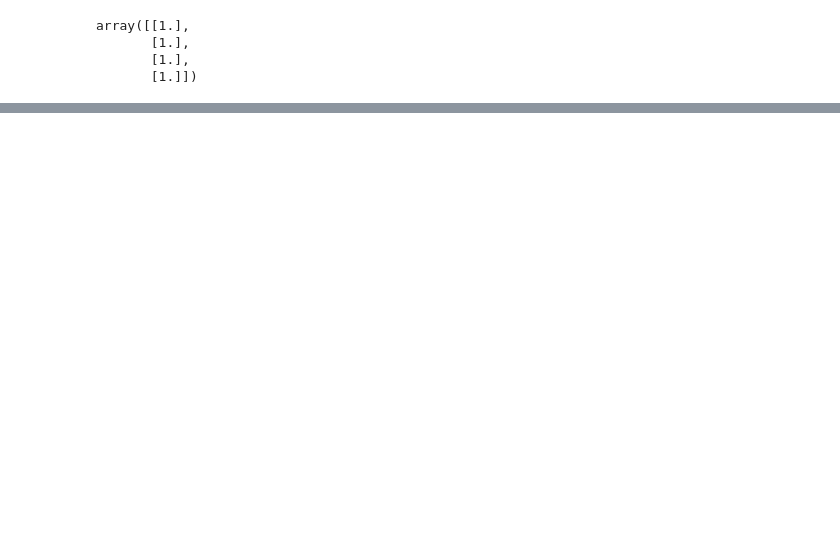
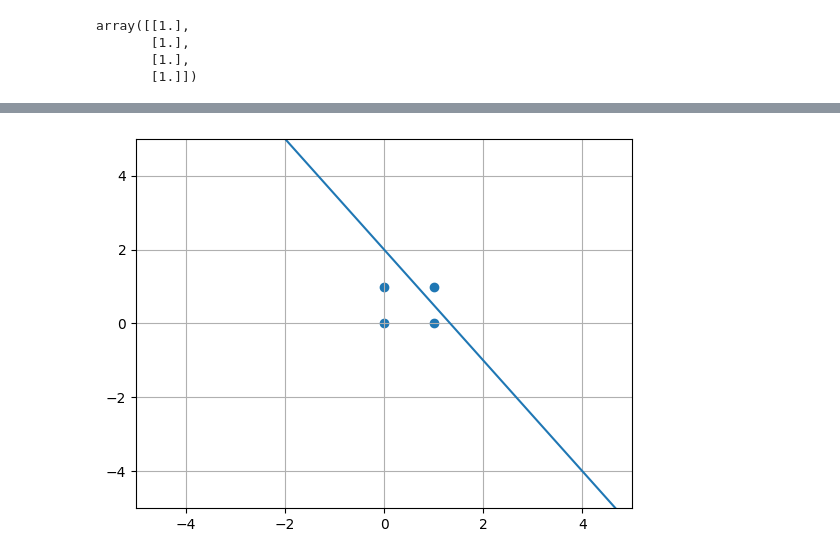
Before and after one commit to RanjanBa/MNIT-2023-24, a Jupyter notebook: ML/perceptron.ipynb, the cells around one changed output, grey strips where cells are left out. Saved outputs shown, nothing was run; the diff lists cells and outputs as text; code cells hidden in the pictures; blank space fills up the shorter version.

```diff
--- a/ML/perceptron.ipynb
+++ b/ML/perceptron.ipynb
@@ -79,0 +88,7 @@ for epocs in range(100000):
+# %%
+plt.axes().set(xlim=(-5,5), ylim=(-5,5))
+plt.scatter(train_x[:,0], train_x[:,1])
+plt.grid()
+draw_line(np.transpose(w))
+# %% [output]
+[figure, added]
```
Also changed, not shown: parts of 10 cells of this notebook.
